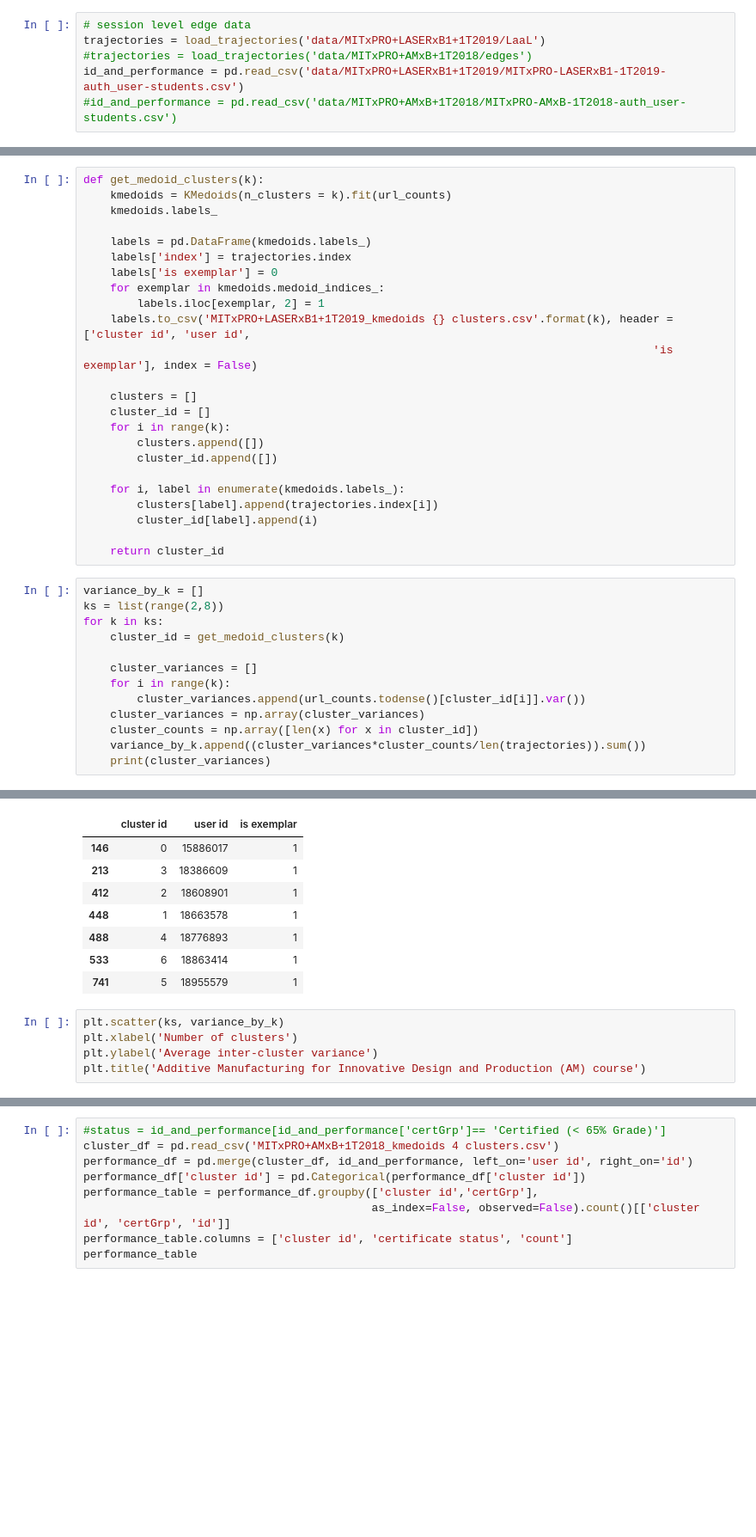
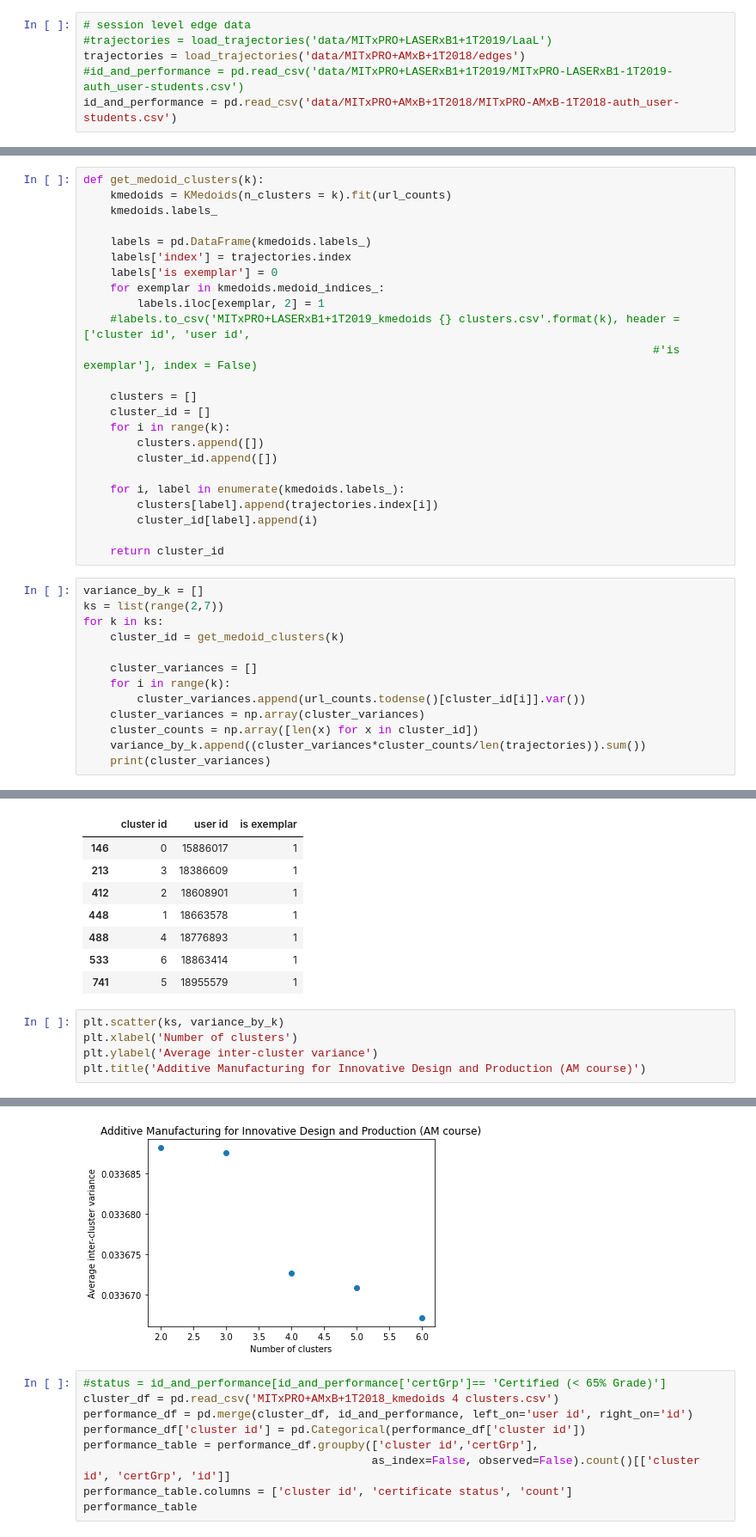
Before and after one commit to cns-iu/edx-learnerpathway-modeling, a Jupyter notebook: clustering_trajectories.ipynb, the cells around one changed output, grey strips where cells are left out. Shown: that part at 86% size. Drawn from its saved outputs; the diff is of its cells as text; blank space fills up the shorter version.

```diff
--- a/clustering_trajectories.ipynb
+++ b/clustering_trajectories.ipynb
@@ -8,10 +8,10 @@ from sklearn.feature_extraction.text import CountVectorizer
 from data_parsing import load_trajectories
 # %%
 # session level edge data
-trajectories = load_trajectories('data/MITxPRO+LASERxB1+1T2019/LaaL')
-#trajectories = load_trajectories('data/MITxPRO+AMxB+1T2018/edges')
-id_and_performance = pd.read_csv('data/MITxPRO+LASERxB1+1T2019/MITxPRO-LASERxB1-1T2019-auth_user-students.csv')
-#id_and_performance = pd.read_csv('data/MITxPRO+AMxB+1T2018/MITxPRO-AMxB-1T2018-auth_user-students.csv')
+#trajectories = load_trajectories('data/MITxPRO+LASERxB1+1T2019/LaaL')
+trajectories = load_trajectories('data/MITxPRO+AMxB+1T2018/edges')
+#id_and_performance = pd.read_csv('data/MITxPRO+LASERxB1+1T2019/MITxPRO-LASERxB1-1T2019-auth_user-students.csv')
+id_and_performance = pd.read_csv('data/MITxPRO+AMxB+1T2018/MITxPRO-AMxB-1T2018-auth_user-students.csv')
 # %%
 vectorizer = CountVectorizer(ngram_range=[2,2])
 url_counts = vectorizer.fit_transform(list(trajectories.apply(lambda x : " ".join([str(url) for url in x]))))
@@ -28,8 +28,8 @@ def get_medoid_clusters(k):
     labels['is exemplar'] = 0
     for exemplar in kmedoids.medoid_indices_:
         labels.iloc[exemplar, 2] = 1
-    labels.to_csv('MITxPRO+LASERxB1+1T2019_kmedoids {} clusters.csv'.format(k), header = ['cluster id', 'user id',
-                                                                                     'is exemplar'], index = False)
+    #labels.to_csv('MITxPRO+LASERxB1+1T2019_kmedoids {} clusters.csv'.format(k), header = ['cluster id', 'user id',
+                                                                                     #'is exemplar'], index = False)
 
     clusters = []
     cluster_id = []
@@ -44,7 +44,7 @@ def get_medoid_clusters(k):
     return cluster_id
 # %%
 variance_by_k = []
-ks = list(range(2,8))
+ks = list(range(2,7))
 for k in ks:
     cluster_id = get_medoid_clusters(k)
 
@@ -79,4 +77,5 @@ temp[temp['is exemplar']==1]
 plt.scatter(ks, variance_by_k)
 plt.xlabel('Number of clusters')
 plt.ylabel('Average inter-cluster variance')
-plt.title('Additive Manufacturing for Innovative Design and Production (AM) course')
+plt.title('Additive Manufacturing for Innovative Design and Production (AM course)')
+# %% [output]
@@ -83,3 +83,4 @@ plt.title('Additive Manufacturing for Innovative Design and Production (AM) cour
+[figure, added]
 # %%
 #status = id_and_performance[id_and_performance['certGrp']== 'Certified (< 65% Grade)']
 cluster_df = pd.read_csv('MITxPRO+AMxB+1T2018_kmedoids 4 clusters.csv')
```
Also changed, not shown: parts of 3 cells of this notebook, 23 other files.
